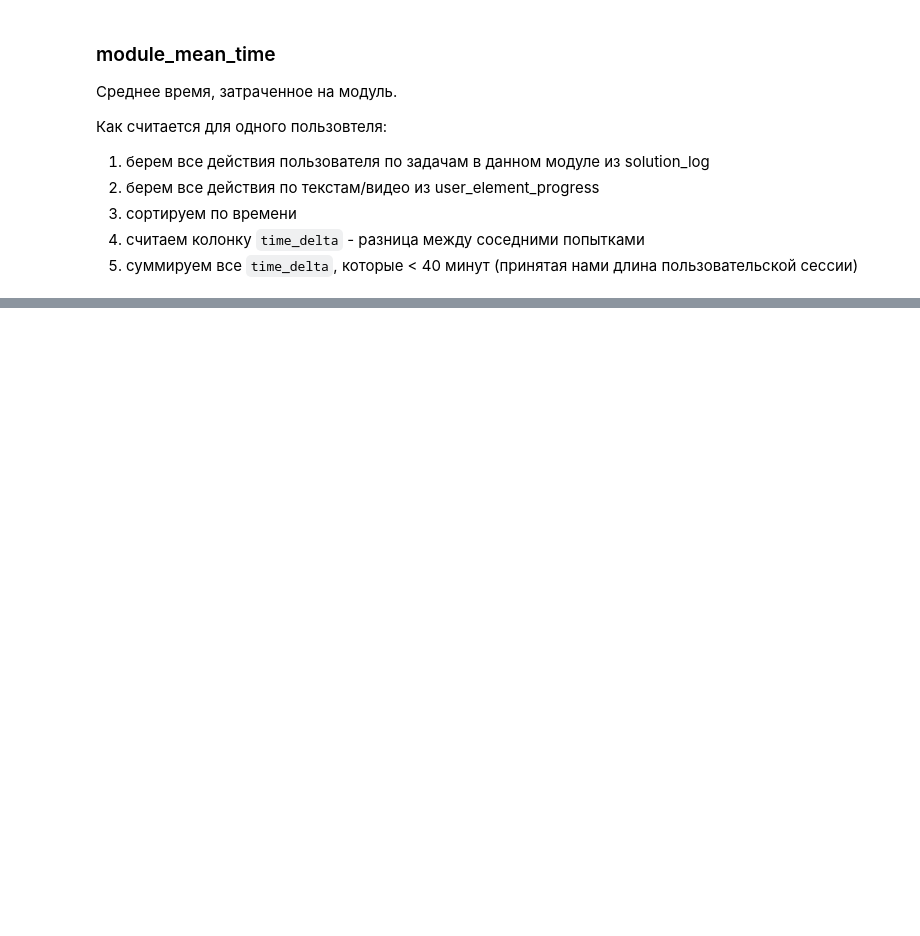
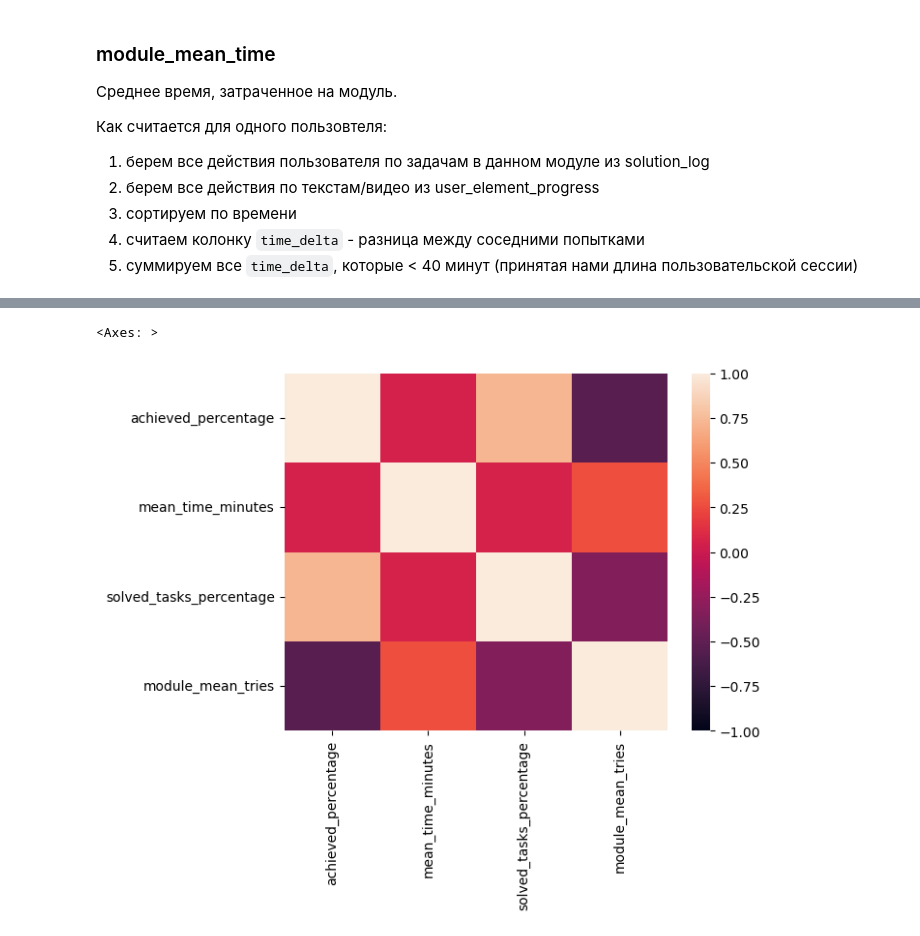
Before and after one commit to pt0p/metrics-for-educational-courses, a Jupyter notebook: module_metrics_research.ipynb, the cells around one changed output, grey strips where cells are left out. Saved outputs shown, nothing was run; the diff lists cells and outputs as text; code cells hidden in the pictures; blank space fills up the shorter version.

```diff
--- a/module_metrics_research.ipynb
+++ b/module_metrics_research.ipynb
@@ -442,0 +464,2 @@ sns.histplot(mean_module_time['mean_time_minutes'])
+# %%
+solved = pd.DataFrame({'module_id': dict.keys(), 'solved_tasks_percentage': dict.values()})
@@ -442,0 +485,2 @@ sns.histplot(mean_module_time['mean_time_minutes'])
+# %%
+mean_tries = pd.DataFrame({'module_id': dict.keys(), 'module_mean_tries': dict.values()})
@@ -442,0 +503,9 @@ sns.histplot(mean_module_time['mean_time_minutes'])
+# %%
+from functools import reduce
+
+df_merged = reduce(
+    lambda left, right: pd.merge(left, right, on=["module_id"], how="outer"),
+    [achieved_percentage, mean_module_time, solved, mean_tries],
+)
+df_merged = df_merged.drop(columns='mean_time')
+df_merged
@@ -442,0 +526,6 @@ sns.histplot(mean_module_time['mean_time_minutes'])
+# %%
+df_merged = df_merged.set_index("module_id")
+sns.heatmap(df_merged.corr(), vmin=-1, vmax=1)
+# %% [output]
+<Axes: >
+[figure, added]
```
Also changed, not shown: parts of 16 cells of this notebook.
